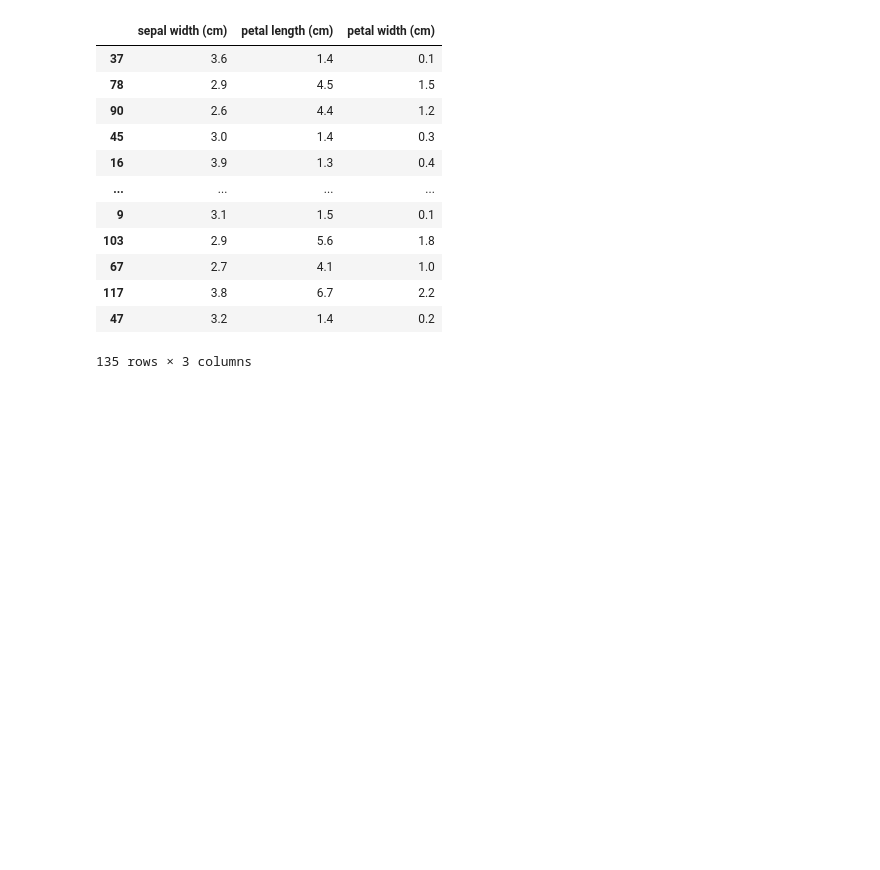
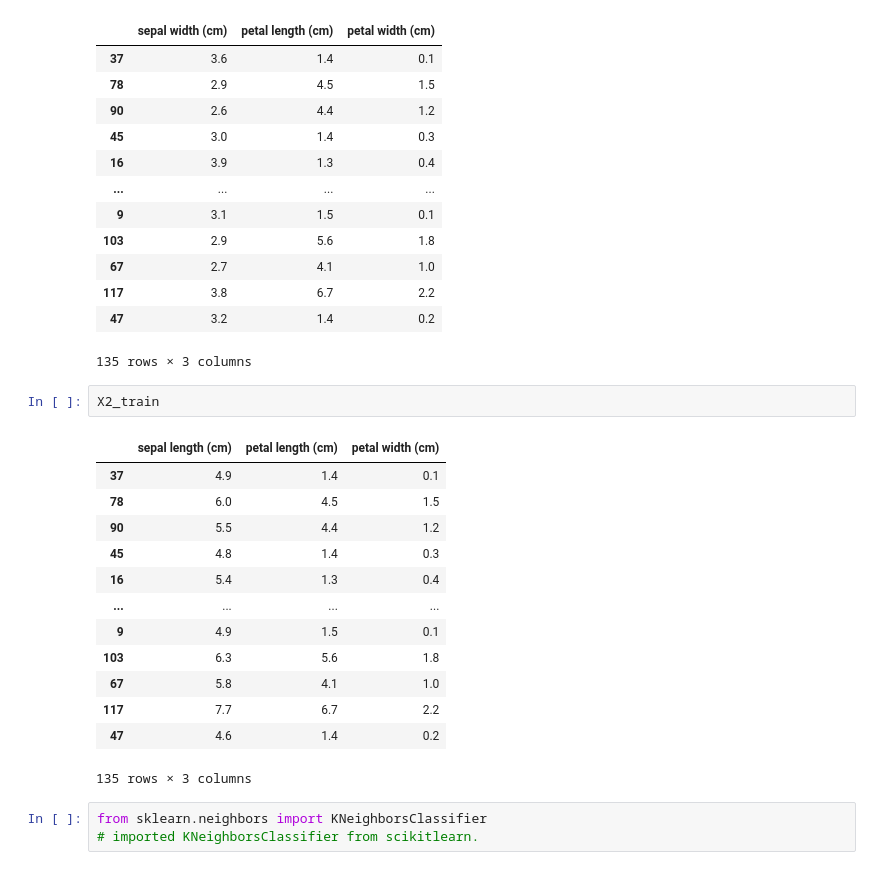
Before and after one commit to Sreekanthrshekar/personal_projects, a Jupyter notebook: iris.ipynb, the cells around one changed output. Saved outputs shown, nothing was run; the diff lists cells and outputs as text; blank space fills up the shorter version.

Commit message:
imported KNeighborsClassifier from scikitlearn.

```diff
--- a/iris.ipynb
+++ b/iris.ipynb
@@ -132,3 +132,22 @@ X1_train
 | 117 | 3.8 | 6.7 | 2.2 |
 | 47 | 3.2 | 1.4 | 0.2 |
 135 rows × 3 columns
+# %%
+X2_train
+# %% [output]
+|  | sepal length (cm) | petal length (cm) | petal width (cm) |
+| 37 | 4.9 | 1.4 | 0.1 |
+| 78 | 6.0 | 4.5 | 1.5 |
+| 90 | 5.5 | 4.4 | 1.2 |
+| 45 | 4.8 | 1.4 | 0.3 |
+| 16 | 5.4 | 1.3 | 0.4 |
+| ... | ... | ... | ... |
+| 9 | 4.9 | 1.5 | 0.1 |
+| 103 | 6.3 | 5.6 | 1.8 |
+| 67 | 5.8 | 4.1 | 1.0 |
+| 117 | 7.7 | 6.7 | 2.2 |
+| 47 | 4.6 | 1.4 | 0.2 |
+135 rows × 3 columns
+# %%
+from sklearn.neighbors import KNeighborsClassifier
+# imported KNeighborsClassifier from scikitlearn.
```
